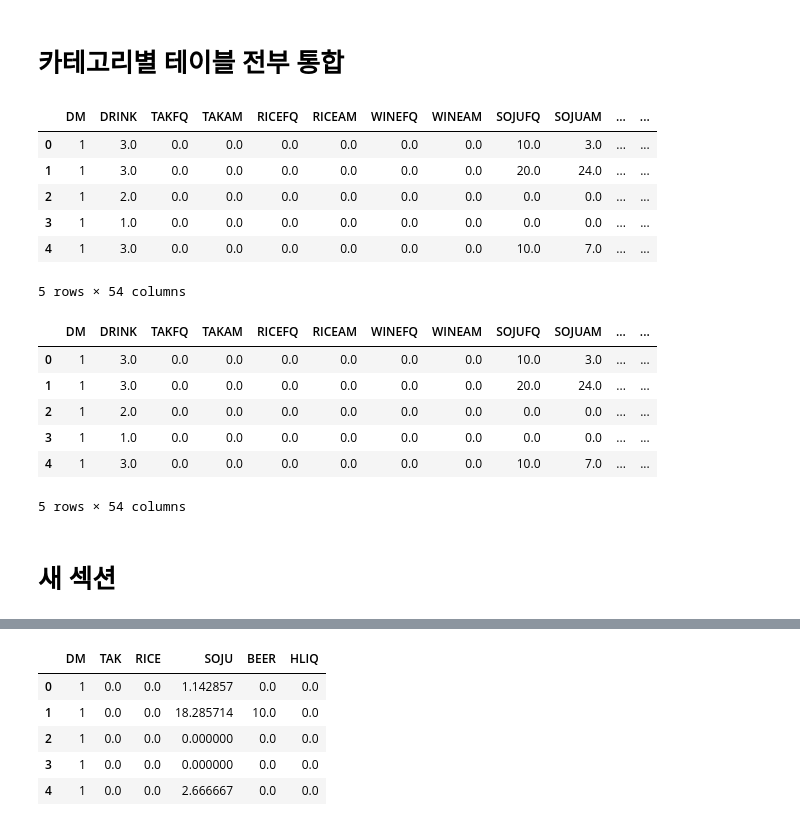
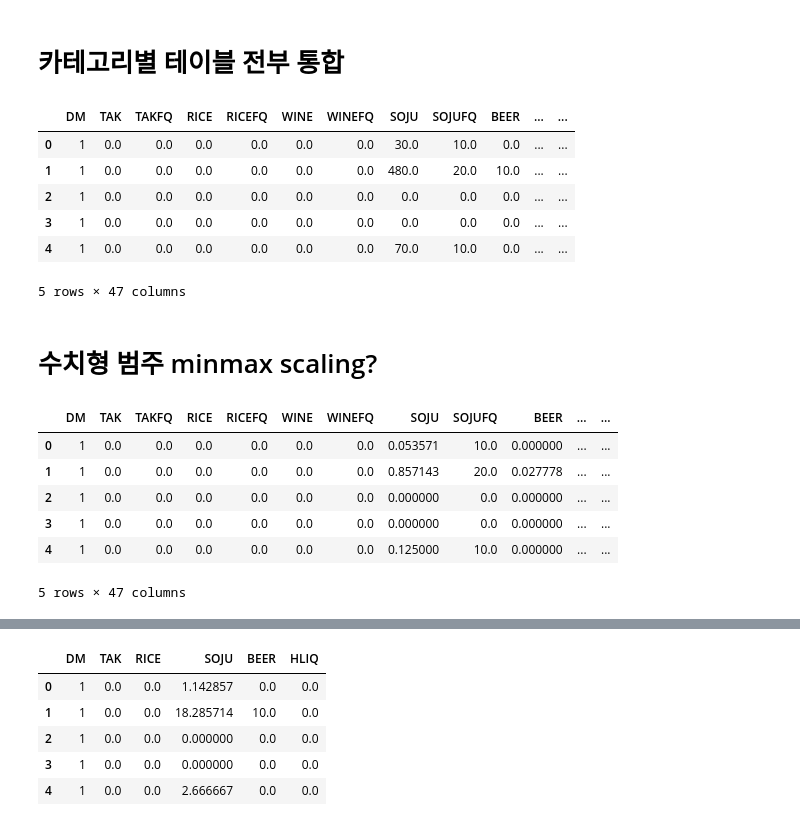
Before and after one commit to JOyongho4/DARTB4, a Jupyter notebook: KoreanHealthRecords.ipynb, the cells around one changed output, grey strips where cells are left out. Saved outputs shown, nothing was run; the diff lists cells and outputs as text; code cells hidden in the pictures.

```diff
--- a/KoreanHealthRecords.ipynb
+++ b/KoreanHealthRecords.ipynb
@@ -358,7 +358,7 @@ R1_DRINK['WINE'] = R1_DRINK['WINEFQ'] * R1_DRINK['WINEAM']
 R1_DRINK['SOJU'] = R1_DRINK['SOJUFQ'] * R1_DRINK['SOJUAM']
 R1_DRINK['BEER'] = R1_DRINK['BEERFQ'] * R1_DRINK['BEERAM']
 R1_DRINK['HLIQ'] = R1_DRINK['HLIQFQ'] * R1_DRINK['HLIQAM']
-# R1_DRINK=R1_DRINK[['TAK','RICE','SOJU','BEER','HLIQ']]
+R1_DRINK=R1_DRINK[['TAK','TAKFQ','RICE','RICEFQ','WINE','WINEFQ','SOJU','SOJUFQ','BEER','BEERFQ','HLIQ','HLIQFQ']]
 # %% [output]
 A value is trying to be set on a copy of a slice from a DataFrame.
 Try using .loc[row_indexer,col_indexer] = value instead
@@ -625,36 +583,37 @@ See the caveats in the documentation: https://pandas.pydata.org/pandas-docs/stab
 RECORD=pd.concat([R1_1['DM'],R1_DRINK,R1_SMOKE,R1_HTN,R1_LIP,R1_FAM,R1_BODY],axis=1)
 RECORD.head()
 # %% [output]
-|  | DM | DRINK | TAKFQ | TAKAM | RICEFQ | RICEAM | WINEFQ | WINEAM | SOJUFQ | SOJUAM | ... | ... |
-| 0 | 1 | 3.0 | 0.0 | 0.0 | 0.0 | 0.0 | 0.0 | 0.0 | 10.0 | 3.0 | ... | ... |
-| 1 | 1 | 3.0 | 0.0 | 0.0 | 0.0 | 0.0 | 0.0 | 0.0 | 20.0 | 24.0 | ... | ... |
-| 2 | 1 | 2.0 | 0.0 | 0.0 | 0.0 | 0.0 | 0.0 | 0.0 | 0.0 | 0.0 | ... | ... |
-| 3 | 1 | 1.0 | 0.0 | 0.0 | 0.0 | 0.0 | 0.0 | 0.0 | 0.0 | 0.0 | ... | ... |
-| 4 | 1 | 3.0 | 0.0 | 0.0 | 0.0 | 0.0 | 0.0 | 0.0 | 10.0 | 7.0 | ... | ... |
+|  | DM | TAK | TAKFQ | RICE | RICEFQ | WINE | WINEFQ | SOJU | SOJUFQ | BEER | ... | ... |
+| 0 | 1 | 0.0 | 0.0 | 0.0 | 0.0 | 0.0 | 0.0 | 30.0 | 10.0 | 0.0 | ... | ... |
+| 1 | 1 | 0.0 | 0.0 | 0.0 | 0.0 | 0.0 | 0.0 | 480.0 | 20.0 | 10.0 | ... | ... |
+| 2 | 1 | 0.0 | 0.0 | 0.0 | 0.0 | 0.0 | 0.0 | 0.0 | 0.0 | 0.0 | ... | ... |
+| 3 | 1 | 0.0 | 0.0 | 0.0 | 0.0 | 0.0 | 0.0 | 0.0 | 0.0 | 0.0 | ... | ... |
+| 4 | 1 | 0.0 | 0.0 | 0.0 | 0.0 | 0.0 | 0.0 | 70.0 | 10.0 | 0.0 | ... | ... |
-5 rows × 54 columns
+5 rows × 47 columns
+# %% [markdown]
+# 수치형 범주 minmax scaling?
 # %%
 from sklearn.preprocessing import MinMaxScaler
 
 # 스케일러 초기화
 scaler = MinMaxScaler()
 
 # 훈련 데이터와 테스트 데이터를 스케일링
 RECORD_scaled = RECORD.copy()
 
 # 연속형 변수만 스케일링
 RECORD_scaled[['TAK','RICE','SOJU','BEER','HLIQ','SMDU','PSM','HTNAG','LIPAG','FMFHTAG','FMMHTAG','FMFDMAG','FMMDMAG',
               'PMAG_C','HEIGHT','WEIGHT','WAIST','PULSE','HIP','SBP','DBP','HBA1C','GLU0','CREATININE',
-              'AST','ALT','TCHL','HDL','TG','INS0']] = scaler.fit_transform(RECORD_scaled[['TAK','RICE','SOJU','BEER','HLIQ','SMDU','PSM','HTNAG','LIPAG','FMFHTAG','FMMHTAG','FMFDMAG','FMMDMAG',
+              'AST','ALT','TCHL','HDL','TG','INS0']] = scaler.fit_transform(RECORD_scaled[['TAK',
+              'RICE','SOJU','BEER','HLIQ','SMDU','PSM','HTNAG','LIPAG','FMFHTAG','FMMHTAG','FMFDMAG','FMMDMAG',
               'PMAG_C','HEIGHT','WEIGHT','WAIST','PULSE','HIP','SBP','DBP','HBA1C','GLU0','CREATININE',
               'AST','ALT','TCHL','HDL','TG','INS0']])
 RECORD_scaled.head()
 # %% [output]
-|  | DM | DRINK | TAKFQ | TAKAM | RICEFQ | RICEAM | WINEFQ | WINEAM | SOJUFQ | SOJUAM | ... | ... |
-| 0 | 1 | 3.0 | 0.0 | 0.0 | 0.0 | 0.0 | 0.0 | 0.0 | 10.0 | 3.0 | ... | ... |
-| 1 | 1 | 3.0 | 0.0 | 0.0 | 0.0 | 0.0 | 0.0 | 0.0 | 20.0 | 24.0 | ... | ... |
-| 2 | 1 | 2.0 | 0.0 | 0.0 | 0.0 | 0.0 | 0.0 | 0.0 | 0.0 | 0.0 | ... | ... |
-| 3 | 1 | 1.0 | 0.0 | 0.0 | 0.0 | 0.0 | 0.0 | 0.0 | 0.0 | 0.0 | ... | ... |
-| 4 | 1 | 3.0 | 0.0 | 0.0 | 0.0 | 0.0 | 0.0 | 0.0 | 10.0 | 7.0 | ... | ... |
+|  | DM | TAK | TAKFQ | RICE | RICEFQ | WINE | WINEFQ | SOJU | SOJUFQ | BEER | ... | ... |
+| 0 | 1 | 0.0 | 0.0 | 0.0 | 0.0 | 0.0 | 0.0 | 0.053571 | 10.0 | 0.000000 | ... | ... |
+| 1 | 1 | 0.0 | 0.0 | 0.0 | 0.0 | 0.0 | 0.0 | 0.857143 | 20.0 | 0.027778 | ... | ... |
+| 2 | 1 | 0.0 | 0.0 | 0.0 | 0.0 | 0.0 | 0.0 | 0.000000 | 0.0 | 0.000000 | ... | ... |
+| 3 | 1 | 0.0 | 0.0 | 0.0 | 0.0 | 0.0 | 0.0 | 0.000000 | 0.0 | 0.000000 | ... | ... |
+| 4 | 1 | 0.0 | 0.0 | 0.0 | 0.0 | 0.0 | 0.0 | 0.125000 | 10.0 | 0.000000 | ... | ... |
-5 rows × 54 columns
+5 rows × 47 columns
-# %% [markdown]
-# 새 섹션
```
Also changed, not shown: parts of 12 cells of this notebook.
